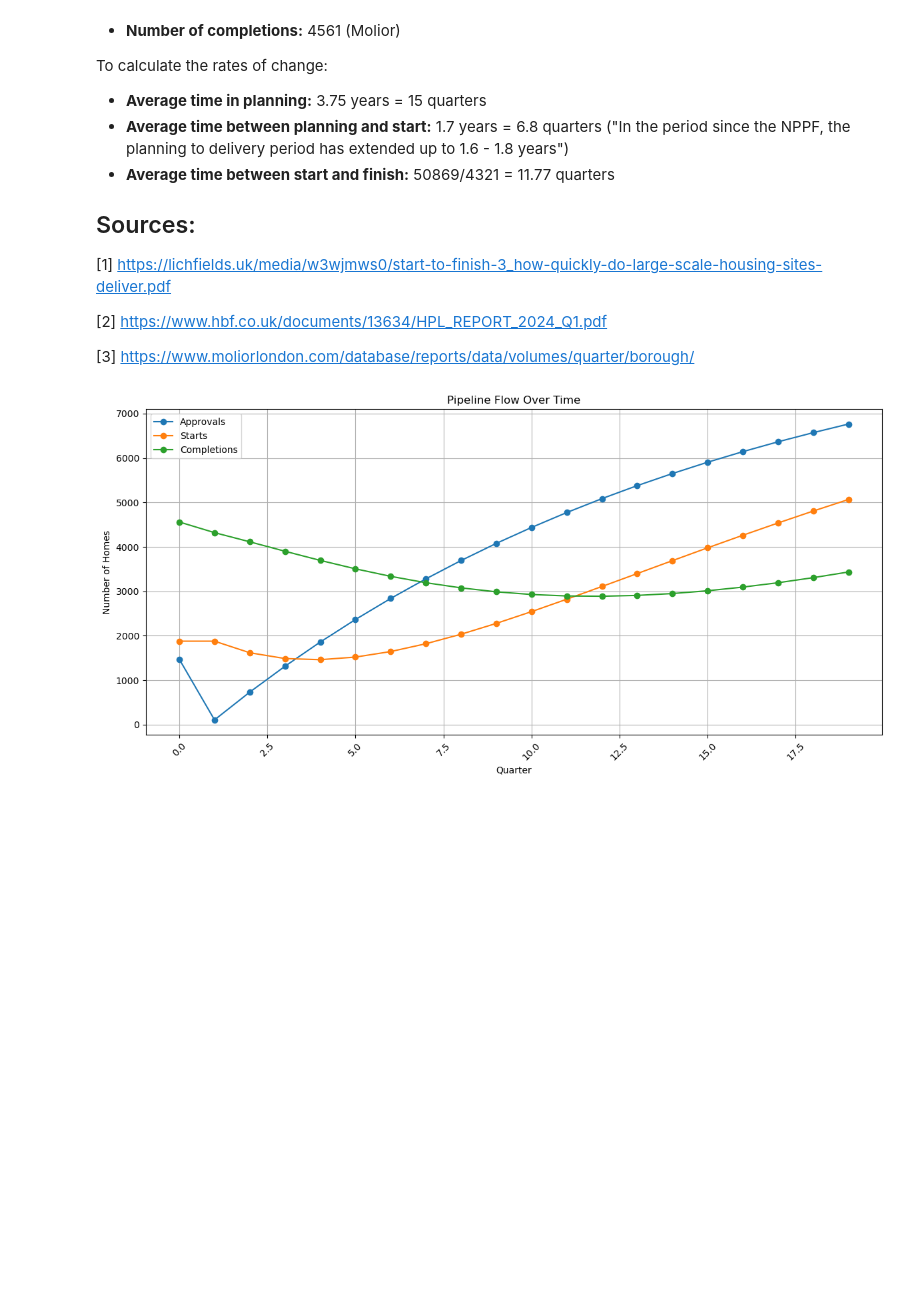
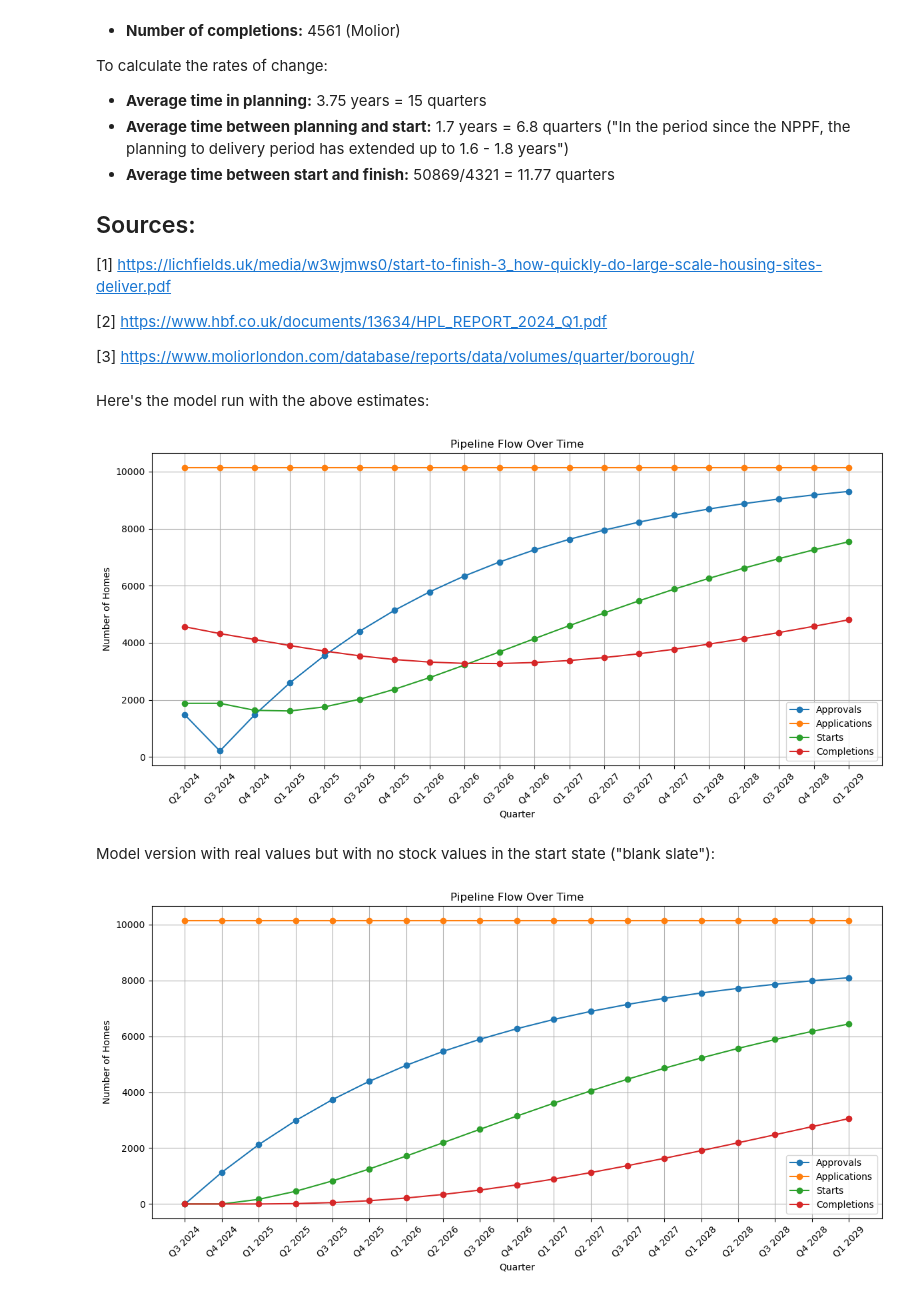
Before and after one commit to type5sonata/gla_supplysim, a Jupyter notebook: supply_scenarios_model.ipynb, the cells around one changed output. Cells and saved outputs as stored; diff of their text form; code cells hidden in the pictures; blank space fills up the shorter version.

```diff
--- a/supply_scenarios_model.ipynb
+++ b/supply_scenarios_model.ipynb
@@ -291,17 +310,37 @@ To calculate the rates of change:
 [2] https://www.hbf.co.uk/documents/13634/HPL_REPORT_2024_Q1.pdf
 
 [3] https://www.moliorlondon.com/database/reports/data/volumes/quarter/borough/
+# %% [markdown]
+Here's the model run with the above estimates:
 # %%
-df = run_simulation(20, start_state = (1622, 12777, 50869, 0), #in planning, before start, in construction
+df = run_simulation(20, start_state = (1622, 12777, 50869, 0), #in planning, before start, in construction, completed
                          applications = 10146,
                          start_approved_flow = 1472,
                          start_starts_flow = 1879,
                          start_completions_flow=4561,
-                         planning_time = 15,
+                         planning_time = 7.8,
                          buildout_rate = 1,
                          approval_to_start_time = 6.8,
                          start_to_finish_time = 11.77)
 
+
 plot_pipeline_flow(df)
 # %% [output]
-[figure, old version]
+[figure, new version]
+# %% [markdown]
+Model version with real values but with no stock values in the start state ("blank slate"):
+# %%
+df = run_simulation(20, start_state = (0, 0, 0, 0), #in planning, before start, in construction, completed
+                         applications = 10146,
+                         start_approved_flow = 0,
+                         start_starts_flow = 0,
+                         start_completions_flow=0,
+                         planning_time = 7.8,
+                         buildout_rate = 1,
+                         approval_to_start_time = 6.8,
+                         start_to_finish_time = 11.77)
+
+
+plot_pipeline_flow(df)
+# %% [output]
+[figure, added]
```
Also changed, not shown: parts of 10 cells of this notebook, 1 other file.
